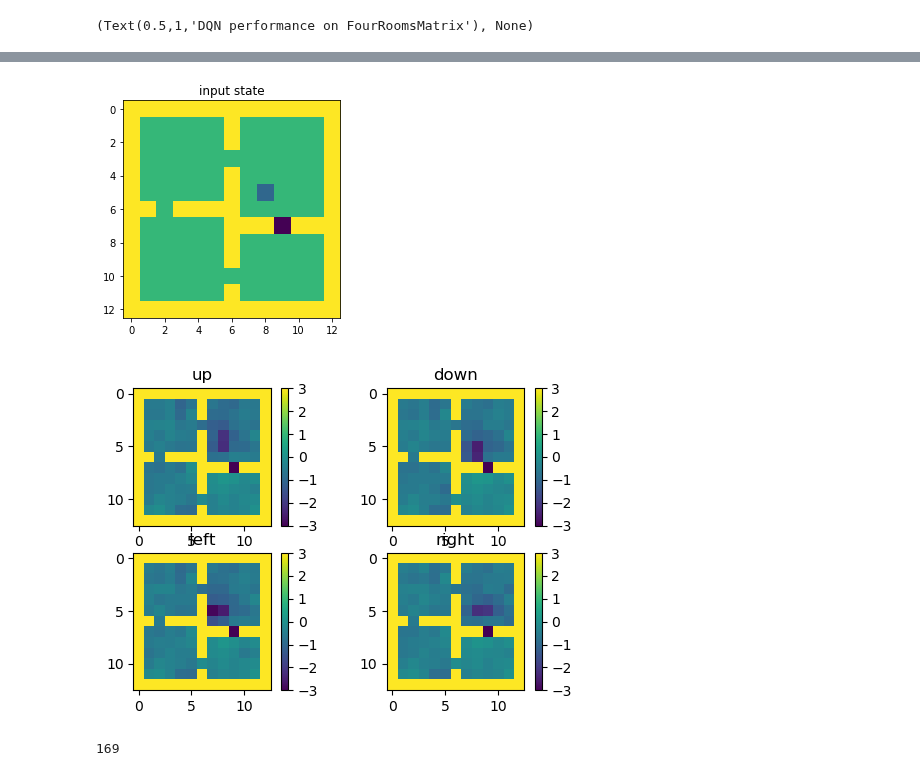
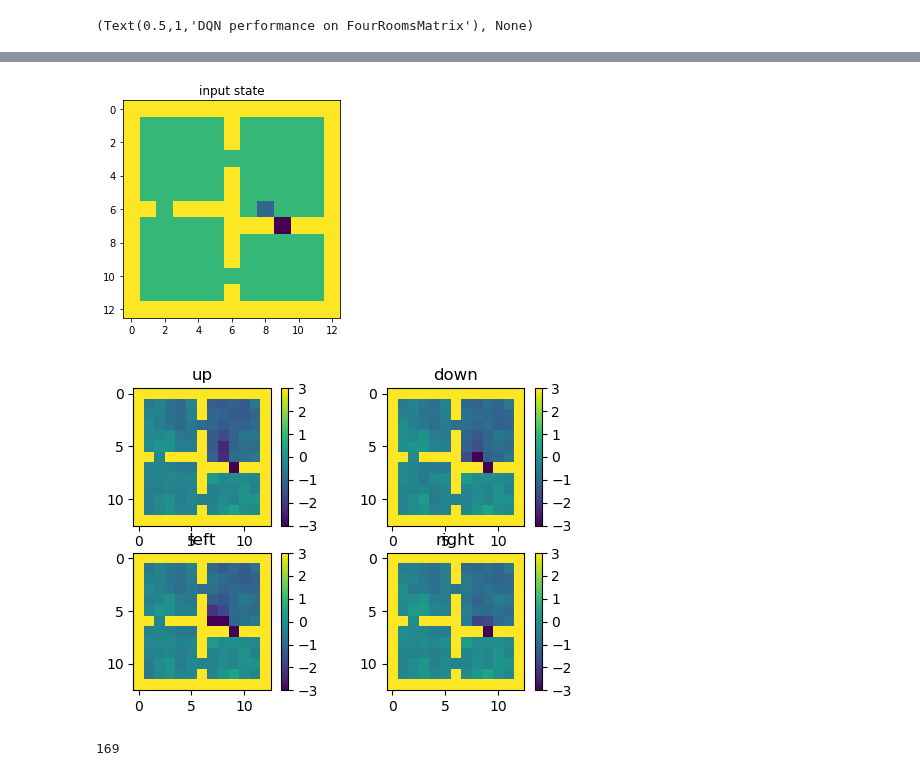
Before and after one commit to psurya1994/successor-feature-representations, a Jupyter notebook: 2-dqn-fourrooms_matrix.ipynb, the cells around one changed output, grey strips where cells are left out. Saved outputs shown, nothing was run; the diff lists cells and outputs as text; code cells hidden in the pictures.

```diff
--- a/2-dqn-fourrooms_matrix.ipynb
+++ b/2-dqn-fourrooms_matrix.ipynb
@@ -120,7 +120,7 @@ def avdsr_feature(**kwargs):
     config.double_q = False
     config.sgd_update_frequency = 4
     config.gradient_clip = 5
-    config.max_steps = 2e5
+    config.max_steps = 5e5
     config.async_actor = False
 
     agent = avDSRAgent(config, config.agents, style='DQN')
@@ -168,25 +168,29 @@ plt.title('5e4 timesteps, smoothing=' + str(kernel)), plt.show()
 # %%
 from deep_rl.component.fourrooms import FourRoomsMatrix
 env = FourRoomsMatrix()
 state = env.reset()
+env.step(env.action_space.sample())
+env.step(env.action_space.sample())
+env.step(env.action_space.sample())
+state, _, _, _ = env.step(env.action_space.sample())
 plt.imshow(state.reshape((13,13))); plt.title('input state'), plt.show()
 _, out, _ = avdsr.network(tensor(state).unsqueeze(0))
 
 dirs = {0: 'up', 1: 'down', 2:'left', 3:'right'}
 
 plt.figure(dpi=100)
 psi = out.detach().numpy()
 for i in range(4):
     psi_a = psi[0,i,:]
     plt.subplot(2,2,i+1)
     plt.imshow(psi_a.reshape((13,13)), vmin=-3, vmax=3)
     plt.title(dirs[i])
     plt.colorbar()
 
 plt.show()
 # %% [output]
-[figure, old version]
+[figure, new version]
-[figure, old version]
+[figure, new version]
 # %%
 params_count(avdsr.network.psi2q)
 # %% [output]
```
Also changed, not shown: parts of 4 cells of this notebook.
